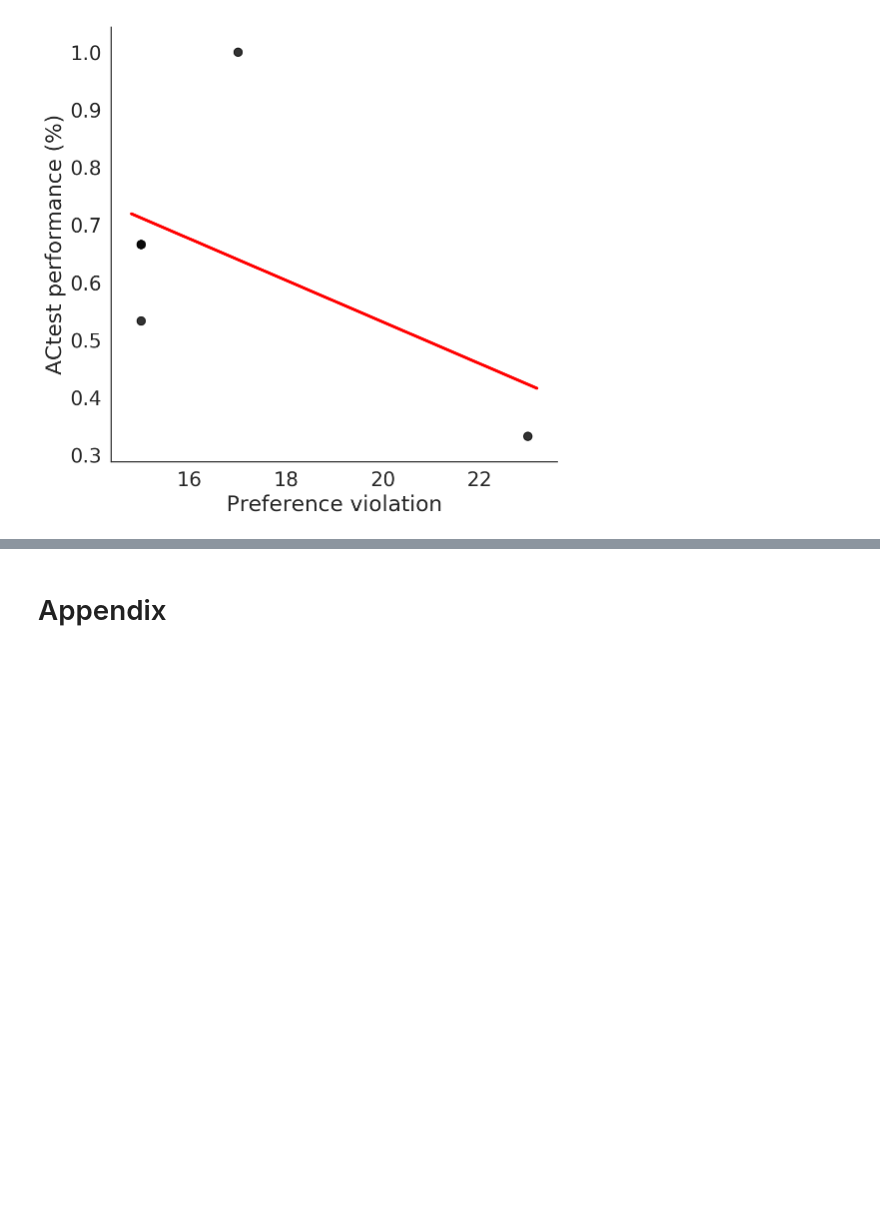
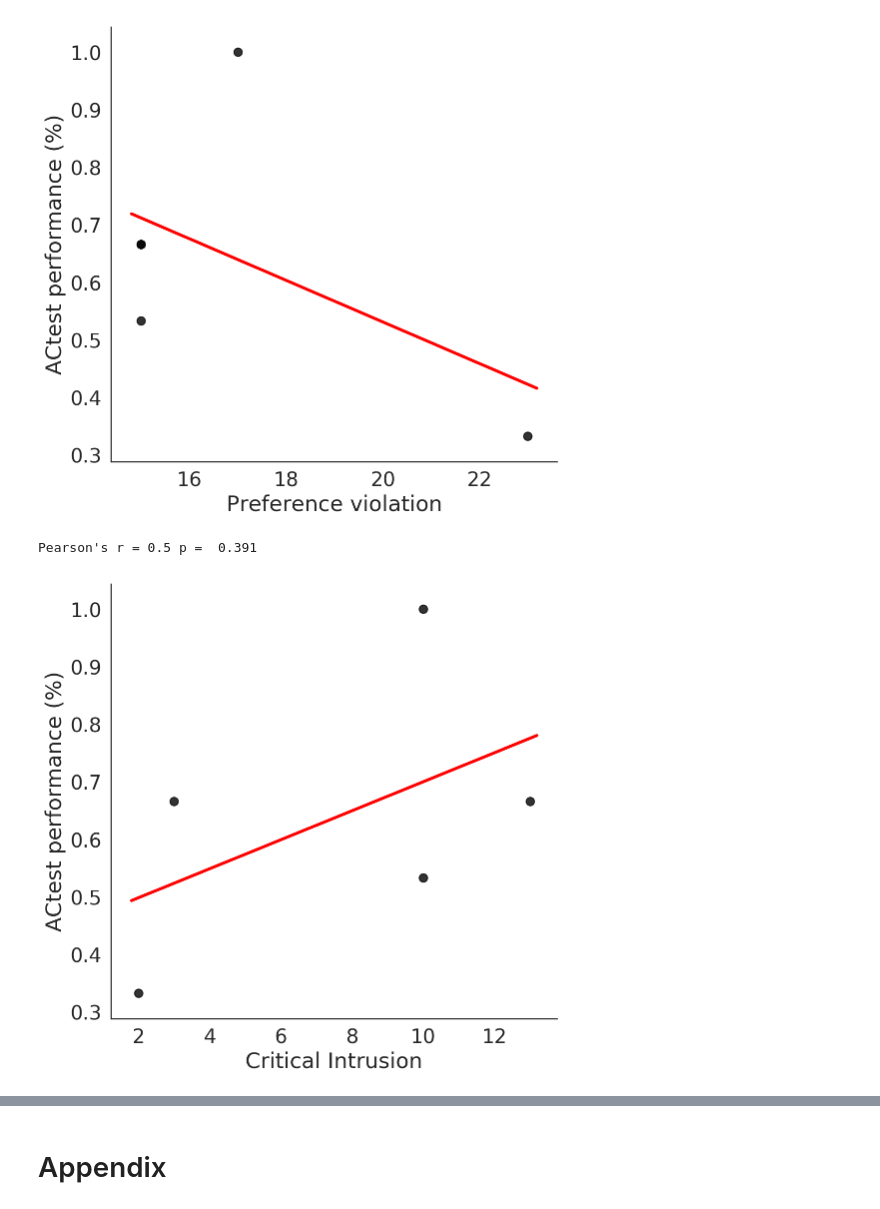
Before and after one commit to Haonan-Zhang/decision_making, a Jupyter notebook: pilot_study_true.ipynb, the cells around one changed output, grey strips where cells are left out. Cells and saved outputs as stored; diff of their text form; code cells hidden in the pictures; blank space fills up the shorter version.

```diff
--- a/pilot_study_true.ipynb
+++ b/pilot_study_true.ipynb
@@ -854,0 +858,28 @@ y_varlabel =  'Critical Intrusion'
+# %%
+x_variable = 'Crit_intrusion'
+x_varlabel =  'Critical Intrusion'
+y_variable = 'ACtest_score_per'
+y_varlabel = 'ACtest performance (%)'
+# %%
+f = plt.figure(figsize=(8, 8))
+sns.set(style='white', font_scale=1.8)
+ax = sns.regplot(data=data_group, x= x_variable, y=y_variable, fit_reg=False, ci=0, color='#000000', scatter_kws={'s':70})
+#sns.regplot(data=data_exp1, x='AbsDiffValue', y='Confidence', fit_reg=False, ci=0, color='Black', scatter_kws={'s':50})
+ax.set(ylabel=y_varlabel, xlabel=x_varlabel)
+#exp1 = mpatches.Patch(color='#000000', label='Experiment c1')
+#exp2 = mpatches.Patch(color='#AAAAAA', label='Experiment 2')
+#plt.legend(handles=[exp1, exp2], loc=3)
+x=data_group[x_variable]
+y=data_group[y_variable]
+fit = np.polyfit(x, y, deg=1)
+future = np.arange(min(x)-0.2, max(x)+0.2, 0.01)
+fit_fn = np.poly1d(fit)
+future_fit = np.polyval(fit_fn, future)
+ax.plot(future, future_fit, color='Red', lw=3)
+sns.despine()
+
+results = pearsonr(data_group[x_variable], data_group[y_variable])
+print ("Pearson's r = {0}".format(np.round(results[0], 3)), "p = ", np.round(results[1], 3))
+# %% [output]
+Pearson's r = 0.5 p =  0.391
+[figure, added]
```
Also changed, not shown: parts of 9 cells of this notebook.
